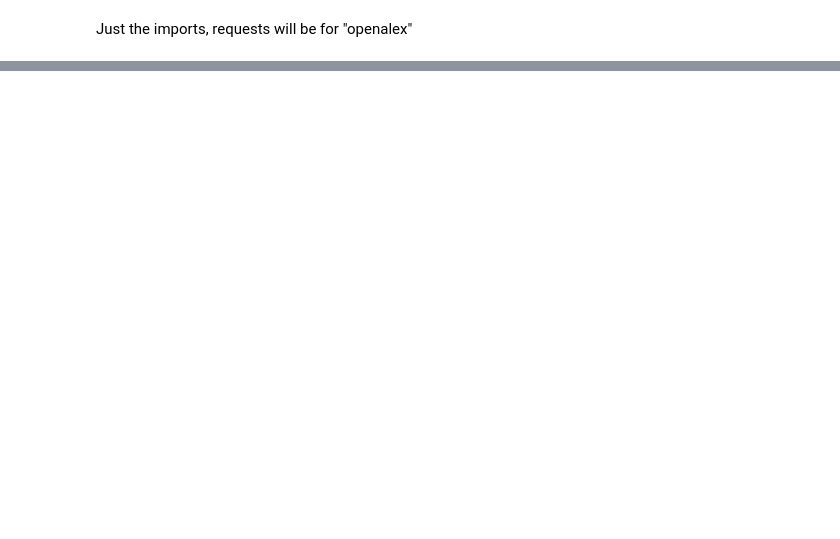
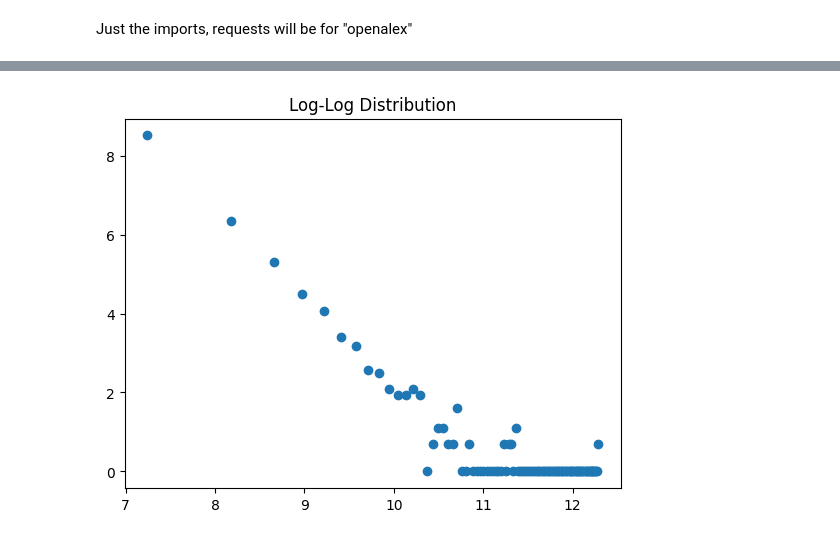
Before and after one commit to yefetokat/ADS_Citation, a Jupyter notebook: CitationGuess.ipynb, the cells around one changed output, grey strips where cells are left out. Cells and saved outputs as stored; diff of their text form; code cells hidden in the pictures; blank space fills up the shorter version.

```diff
--- a/CitationGuess.ipynb
+++ b/CitationGuess.ipynb
@@ -286,0 +337,12 @@ plt.show()
+# %%
+values = df["citation_count"] + 1
+counts, bins = np.histogram(values, bins=100)
+
+plt.figure()
+plt.scatter(np.log(bins[:-1]+1), np.log(counts+1))
+plt.title("Log-Log Distribution")
+plt.show()
+plt.savefig("plots/citation_distribution.png", dpi=300, bbox_inches='tight')
+plt.close()
+# %% [output]
+[figure, added]
```
Also changed, not shown: parts of 24 cells of this notebook, 1 other file.
